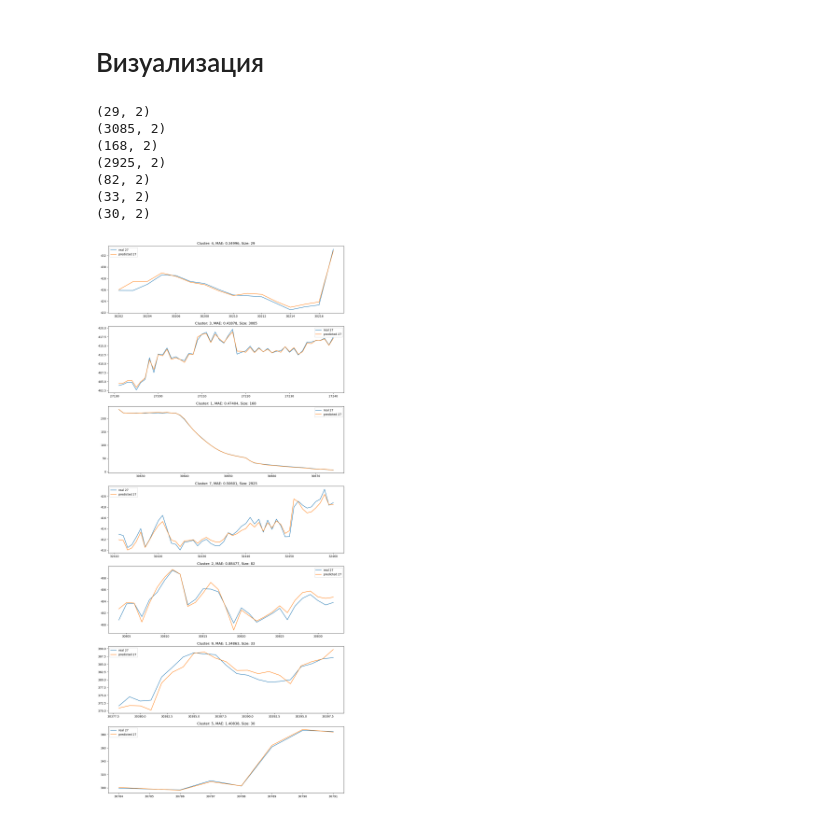
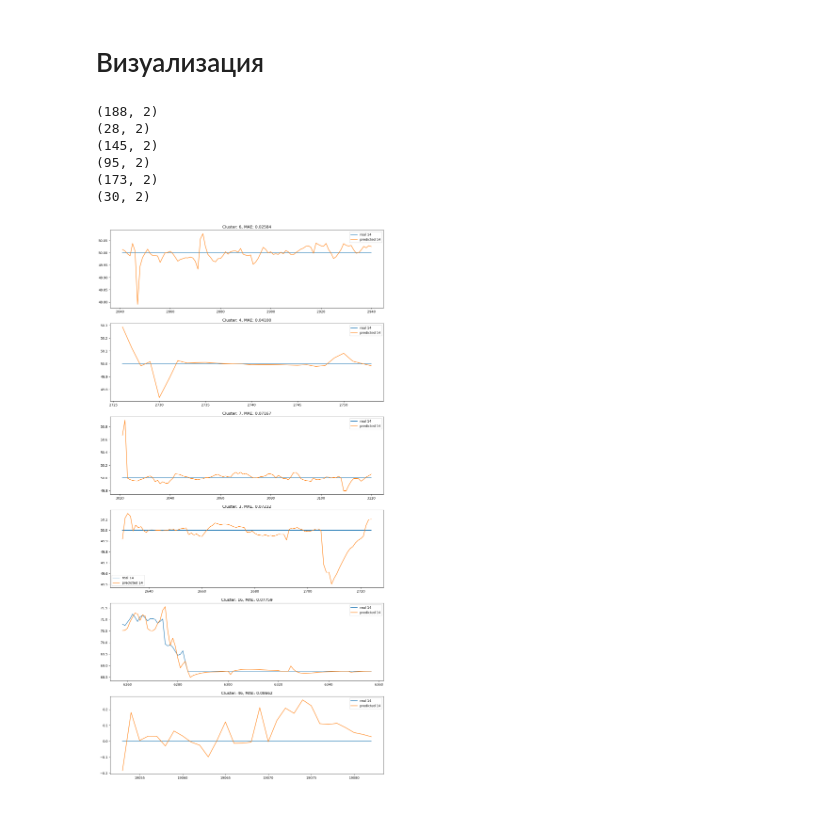
Before and after one commit to VeryLittleAnna/time_series, a Jupyter notebook: visualize.ipynb, the cells around one changed output. Cells and saved outputs as stored; diff of their text form; code cells hidden in the pictures.

```diff
--- a/visualize.ipynb
+++ b/visualize.ipynb
@@ -20,10 +29,11 @@ test = 2 </br>
 global test = 3 </br>
 # %%
 # Тип выборки
-MODE = 3
+MODE = 2
 # Номер переменной
-VAR = 27 #27
+VAR = 14 #27 13!
 # Число кластеров с наименьшей MAE на рассмотрение
-TOP = 7
+TOP = 6
 # Длина участка визуализации
-LEN = 10
+LEN = 100
+#VAR14, LEN75, MODE3
@@ -30,6 +52,12 @@ LEN = 10
 # %% [markdown]
 -
 # %%
+FILE_NAME = './results/W20_group60/61_DBSCAN_N81_w1_k25_eps2.0999999999999996.csv'
 # data = pd.read_csv("./output_table_04-07_for60_2.csv")
-data = pd.read_csv("./results/W20_group60/14_Agglomer_N11_w5.csv")
-data = data[data["mode"].astype("int") == MODE]
+# data = pd.read_csv("./results/W20_group60/14_Agglomer_N11_w5.csv")
+data = pd.read_csv('./pulp/W20_group1/29_Agglomer_N5_w10.csv') #28_Agglomer_N2_w10.csv !норм
+data = pd.read_csv(FILE_NAME)
+# data = pd.read_csv('./pulp/W20_group1/29_Agglomer_N5_w10.csv') #28_Agglomer_N2_w10.csv
+
+# data = pd.read_csv("./results/W20_group60/51_Kmeans_N7_w1.csv")
+# data = data[data["mode"].astype("int") == MODE]
@@ -125,5 +146,5 @@ AE
 # %%
-top = [AE[AE["cluster_num"] == c]["AE"].mean() for c in np.arange(AE["cluster_num"].max())]
+top = [AE[AE["cluster_num"] == c]["AE"].mean() for c in np.arange(AE["cluster_num"].max() + 1)]
 top = np.argsort(top)
 # %%
 top
@@ -134,33 +163,40 @@ array([4, 3, 1, 7, 2, 9, 5, 0, 6, 8])
 # %% [markdown]
 # Визуализация
 # %%
+plt.figure(figsize=(3, 6))
 for i in range(min(TOP, len(top))):
     #print(int(f"{i+1}1{TOP}"))
-    plt.subplot(int(f"{TOP}1{i+1}"))
+
+    plt.subplot(int(f"{TOP}1{i+1}"))#, figure=plt.Figure(figsize=(8, 6)))
     index = AE["cluster_num"] == top[i]
-    plt.title(f"Cluster: {top[i]}, MAE: {AE[index]['AE'].mean():.5f}, Size: {sum(AE['cluster_num'] == top[i])}")
+#     plt.title(f"Cluster: {top[i]}, MAE: {AE[index]['AE'].mean():.5f}, Size: {sum(AE['cluster_num'] == top[i])}")
+    plt.title(f"Cluster: {top[i]}, MAE: {AE[index]['AE'].mean():.5f}")
     cluster = data[[f"real {VAR}", f"predicted {VAR}"]][index]
     print(cluster.shape)
     # find continous index
 #     print(cluster.index.shape)
     cont = np.split(cluster, np.where(np.diff(cluster.index) > 1)[0] + 1)
 #     print([len(x) for x in cont])
     ind = np.argmax([len(x) for x in cont])
 #     chunk = [x for x in cont if len(x) > LEN][-1]
     chunk = cont[ind]
-    start = LEN * 3 // 5
-    plt.plot(chunk[start:start+5*LEN])
+    start = LEN * 0 // 5
+    if top[i] == 1:
+        start += 10
+#     if (top[i] in [2, 4]):
+#         start = 0
+    plt.plot(chunk[start:start+LEN])
+#     plt.plot(chunk[-LEN:])
     plt.legend(chunk.columns)
 
 plt.gcf().set_size_inches(15, 5 * TOP)
 # plt.savefig("top_clusters_visualize.png")
 plt.show()
 # %% [output]
-(29, 2)
-(3085, 2)
-(168, 2)
-(2925, 2)
-(82, 2)
-(33, 2)
+(188, 2)
+(28, 2)
+(145, 2)
+(95, 2)
+(173, 2)
 (30, 2)
-[figure, old version]
+[figure, new version]
```
Also changed, not shown: parts of 13 cells of this notebook, 6 other files.
